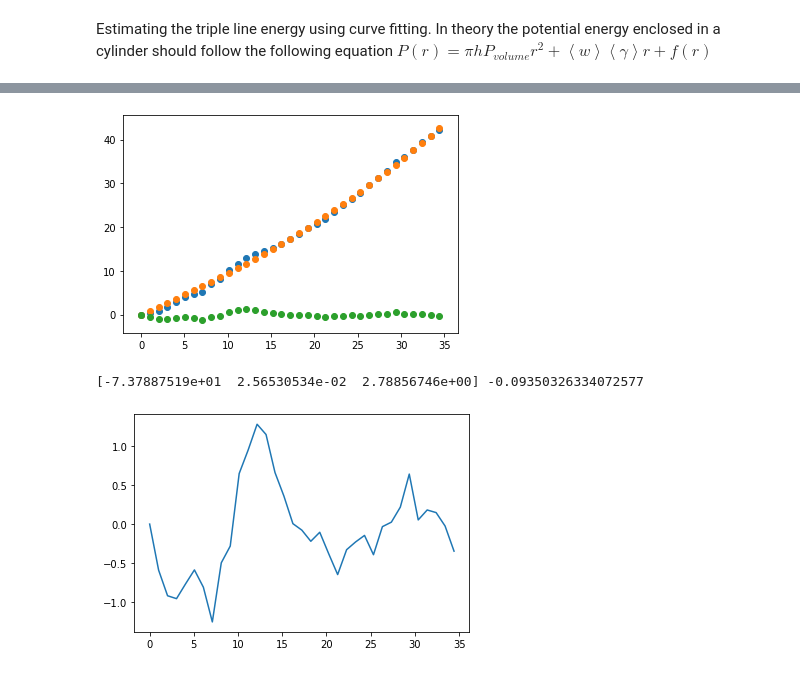
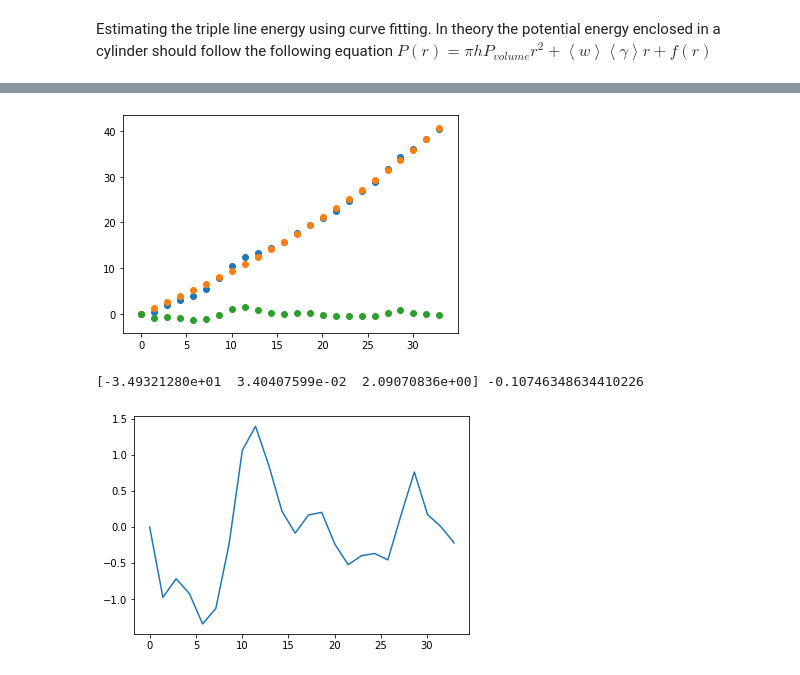
Before and after one commit to PaulTwine/TripleLines.github.io, a Jupyter notebook: TripleLine Fitting.ipynb, the cells around one changed output, grey strips where cells are left out. Cells and saved outputs as stored; diff of their text form; code cells hidden in the pictures.

```diff
--- a/TripleLine Fitting.ipynb
+++ b/TripleLine Fitting.ipynb
@@ -20,7 +20,7 @@ $P(r) = \pi h P_{volume}r^2 + \left<w\right> \left< \gamma \right> r + f(r)$
 def CylinderVolume(h, R)->float:
     return np.pi*h*R**2
 def FitFunction(r,a,b,c)->float:
-    return a*np.arctan(r*b)+c*r
+    return a*np.tanh(r*b)+c*r
 def PowerRule(r, a,b):
     return a*r**b
 def ProportionalRule(r,m):
@@ -53,7 +53,7 @@ objProcess = objData.GetTimeStepByIndex(0)
 objProcess.CategoriseAtoms()
 a1=4.05
 h= 2*a1*np.sqrt(3)
-arrTriplePoints = objProcess.FindTriplePoints(a1, 2*a1)
+arrTriplePoints = objProcess.FindTriplePoints(a1, 3*a1)
 lstValues = []
 lstExcess =[]
 lstFitExcess = []
@@ -65,14 +65,14 @@ lstExcessGB = []
 lstFitGBExcess = []
 lstExcess2 =[]
 lstExcess3 = []
-intCol = 0
+intCol = 10
 intPE = objProcess.GetColumnNames().index('c_pe1')
 intVS = objProcess.GetColumnNames().index('VolumetricStrain')
 fltVolume = np.mean(objProcess.GetLatticeAtoms()[:,intVS])
 arrDistance = sc.spatial.distance_matrix(arrTriplePoints[:,0:2],arrTriplePoints[:,0:2])
 fltClosest = np.sort(arrDistance[intCol])[1]
 #fltClosest = 100
-fltIncrement = 4.05/4
+fltIncrement = 4.05/(2*np.sqrt(2))
 A =np.median(objProcess.GetLatticeAtoms()[:,intPE])*4*4.05**(-3)*h*np.pi/(1+fltVolume)
 fltMedianLatticePE = np.median(objProcess.FindValuesInCylinder(objProcess.GetLatticeAtoms()[:,0:4],
                                                            arrTriplePoints[intCol],fltClosest/2,h,intPE))
@@ -86,13 +86,13 @@ for j in range(0,np.floor(fltClosest/(2*fltIncrement)).astype('int')):
                                              arrCurrentTripleLine, r,h,intPE)
     valuesGB = objProcess.FindValuesInCylinder(objProcess.GetOtherAtoms()[:,0:4], arrCurrentTripleLine,r,h,intPE)
     lstTotalPE.append(np.sum(values))
-    lstGBExcess.append(np.sum(valuesGB)-fltMedianLatticePE*len(valuesGB))
+    lstGBExcess.append(np.sum(valuesGB)-fltMedianGBPE*len(valuesGB))
     lstExcess.append(np.sum(values) -fltMedianLatticePE*len(values))
 popt, popv = sc.optimize.curve_fit(Quadratic, lstValues,lstTotalPE)
 popt2, popv2 = sc.optimize.curve_fit(LinearRule,lstValues, lstExcess)
 popt3, popv3 = sc.optimize.curve_fit(LinearRule,lstValues, lstGBExcess)
 for k, rValue in enumerate(lstValues):
-    lstFitQuadratic.append(Quadratic(rValue, A, popt[1], popt[2]))
+    lstFitQuadratic.append(Quadratic(rValue, *popt))
     lstFitExcess.append(LinearRule(rValue, *popt2))
     lstExcess2.append(lstExcess[k]-lstFitExcess[k])
     #lstGBExcess2.append(lstGBExcess[j]-popt2[0]*lstValues[j])
@@ -122,18 +122,22 @@ plt.show()
 # %%
 lstFitFunction = []
 lstTJ = []
+lstGBFit = []
 popt4, popv4 = sc.optimize.curve_fit(FitFunction,lstValues, lstExcess)
 for j,val in enumerate(lstValues):
     lstFitFunction.append(FitFunction(val, *popt4))
-    lstTJ.append(lstExcess[j]-lstFitFunction[-1])
+    lstTJ.append(lstExcess[j]-lstFitFunction[j])
+# plt.xlim(0,10)
+# plt.ylim(-5,5)
+# plt.xlim(0,10)
 plt.scatter(lstValues, lstExcess)
 plt.scatter(lstValues, lstFitFunction)
 plt.scatter(lstValues, lstTJ)
 plt.show()
 print(popt4, np.mean(lstTJ))
 plt.plot(lstValues, lstTJ)
 plt.show()
 # %% [output]
-[figure, old version]
+[figure, new version]
-[-7.37887519e+01  2.56530534e-02  2.78856746e+00] -0.09350326334072577
+[-3.49321280e+01  3.40407599e-02  2.09070836e+00] -0.10746348634410226
-[figure, old version]
+[figure, new version]
```
Also changed, not shown: parts of 4 cells of this notebook.
